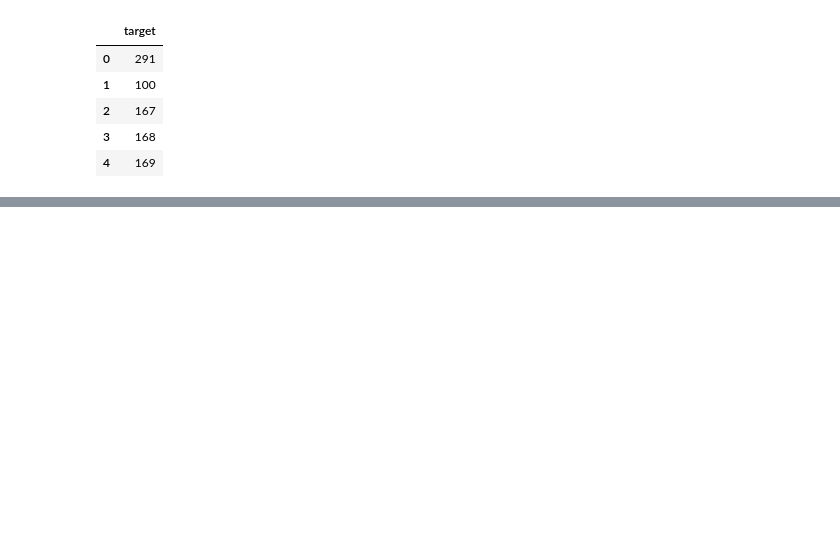
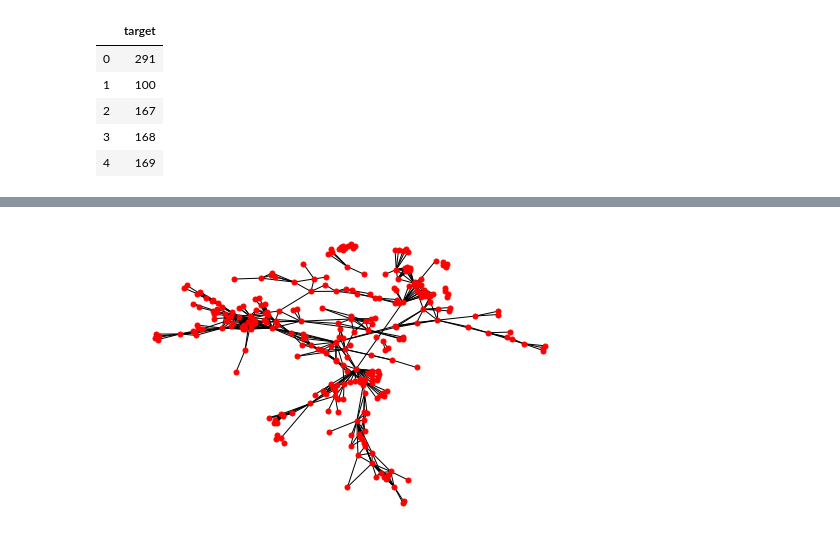
Before and after one commit to kimaril/networksch, a Jupyter notebook: notebooks/Dynamics in NetSci - project.ipynb, the cells around one changed output, grey strips where cells are left out. Saved outputs shown, nothing was run; the diff lists cells and outputs as text; code cells hidden in the pictures; blank space fills up the shorter version.

```diff
--- a/notebooks/Dynamics in NetSci - project.ipynb
+++ b/notebooks/Dynamics in NetSci - project.ipynb
@@ -61,3 +62,8 @@ dt2.head()
+# %%
+subG = G.subgraph(set(dt2.node).difference(dt1.target))
+nx.draw(subG,pos,node_size=25,with_labels=False)
+# %% [output]
+[figure, added]
 # %%
 nodes=list(np.array(dt2['node']))
 G.degree(nodes)
```
Also changed, not shown: parts of 13 cells of this notebook, 4 other files.
